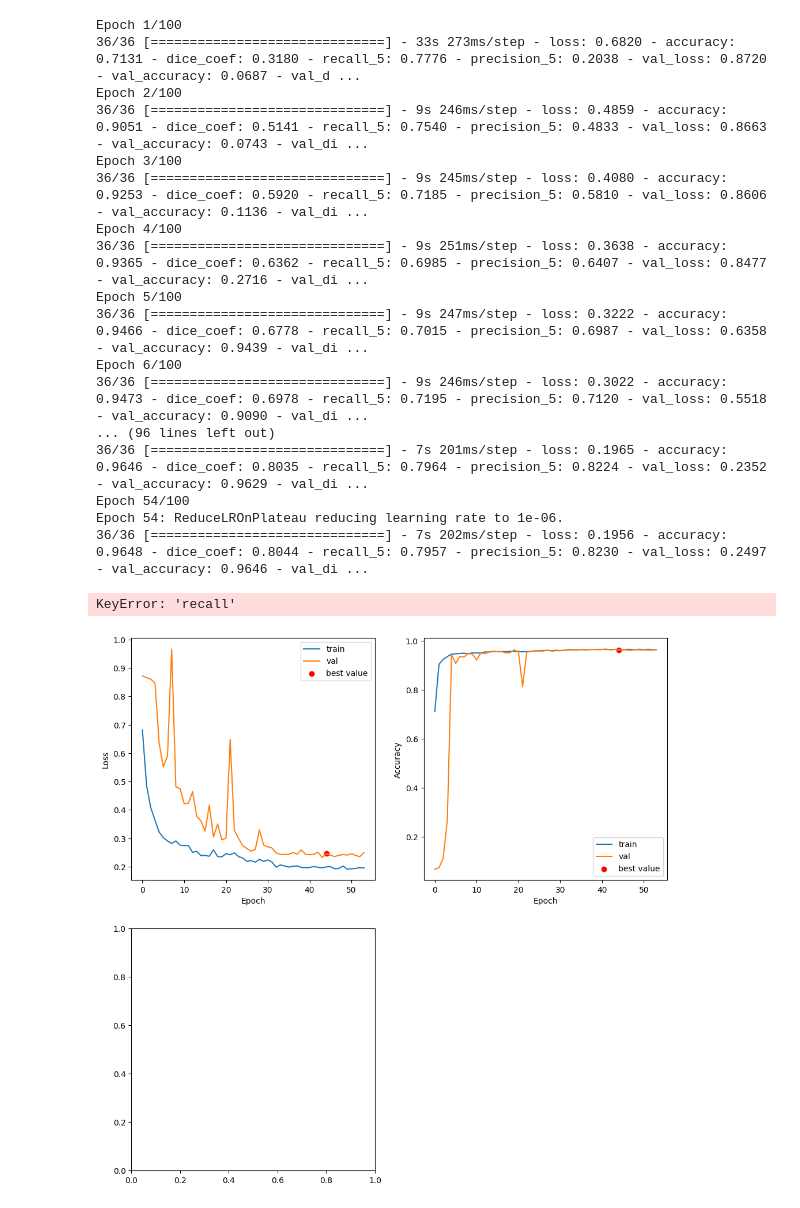
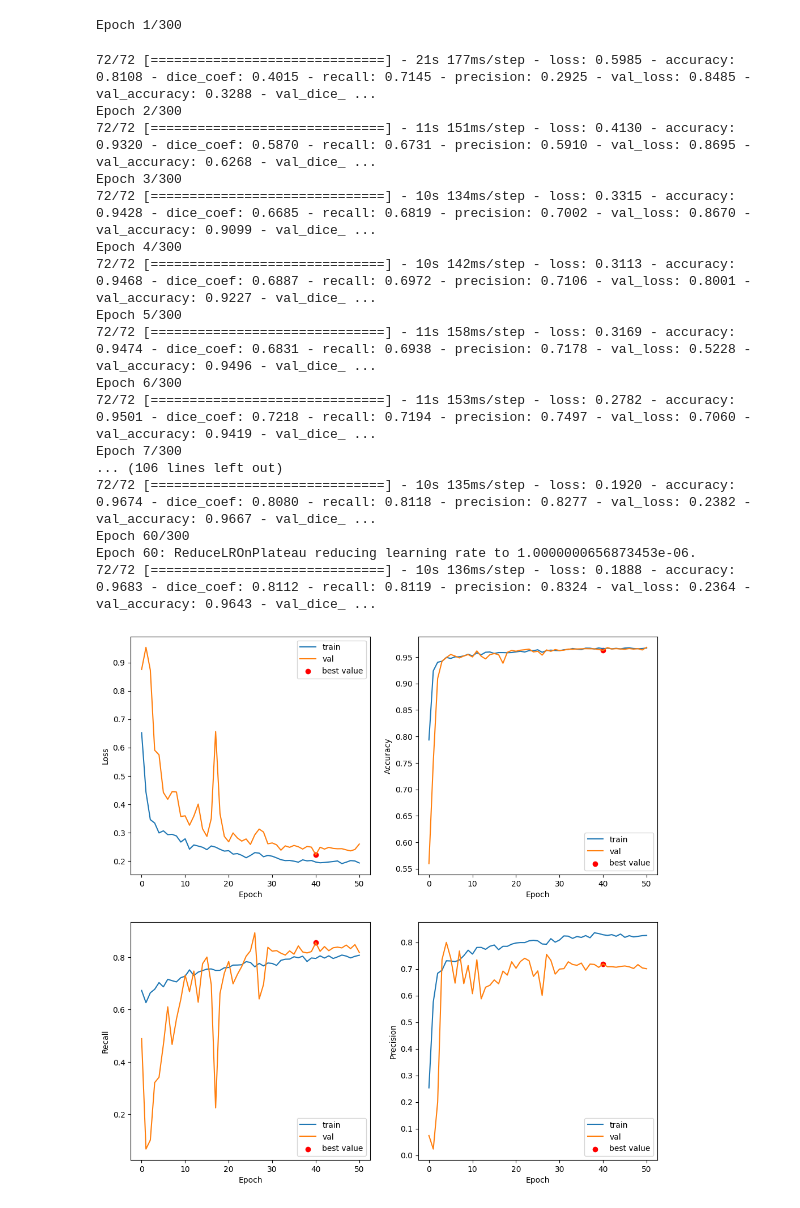
Before and after one commit to D3nz13/Retinal_Blood_Vessels_Segmentation, a Jupyter notebook: notebooks/deep_learning_train.ipynb, the cells around one changed output. Drawn from its saved outputs; the diff is of its cells as text; code cells hidden in the pictures.

```diff
--- a/notebooks/deep_learning_train.ipynb
+++ b/notebooks/deep_learning_train.ipynb
@@ -159,11 +169,16 @@ kernel_initializer =  'he_uniform'
 def conv_block(inputs, num_filters):
     x = Conv2D(num_filters, 3, padding="same", kernel_initializer=kernel_initializer)(inputs)
     x = BatchNormalization()(x)
-    x = LeakyReLU()(x)
+    # x = PReLU()(x)
+    x = Activation(activations.mish)(x)
+    # x = Activation(modulus_activation)(x)
 
     x = Conv2D(num_filters, 3, padding="same", kernel_initializer=kernel_initializer)(x)
     x = BatchNormalization()(x)
-    x = LeakyReLU()(x)
+    # x = PReLU()(x)
+    x = Activation(activations.mish)(x)
+
+    # x = Activation(modulus_activation)(x)
 
     return x
 
@@ -201,11 +216,11 @@ def build_unet(input_shape):
     return model
 # %%
 # model = build_unet((64, 64, 3))
-model = build_unet((240, 240, 3))
-model.compile(optimizer=Adam(learning_rate=1e-3), loss=dice_loss, metrics=['accuracy', dice_coef, Recall(), Precision()])
+model = build_unet((*patch_shape, 3))
+model.compile(optimizer=Adam(learning_rate=1e-3), loss=dice_loss, metrics=['accuracy', dice_coef, Recall(name="recall"), Precision(name="precision")])
 # %%
 callbacks = [
-    ModelCheckpoint(filepath="../models/model-{epoch:02d}-{val_loss:.2f}.hdf5",
+    ModelCheckpoint(filepath="../models/mish_model.hdf5",
                     monitor="val_loss",
                     save_best_only=True),
     EarlyStopping(monitor="val_loss",
@@ -222,32 +237,33 @@ callbacks = [
 # %%
 history = model.fit(train_set,
                     validation_data=val_set,
-                    epochs=100,
+                    epochs=300,
                     steps_per_epoch=train_images_number//batch_size,
                     validation_steps=val_images_number//batch_size,
                     callbacks=callbacks)
 # %% [output]
-Epoch 1/100
-36/36 [==============================] - 33s 273ms/step - loss: 0.6820 - accuracy: 0.7131 - dice_coef: 0.3180 - recall_5: 0.7776 - precision_5: 0.2038 - val_loss: 0.8720 - val_accuracy: 0.0687 - val_d ...
-Epoch 2/100
-36/36 [==============================] - 9s 246ms/step - loss: 0.4859 - accuracy: 0.9051 - dice_coef: 0.5141 - recall_5: 0.7540 - precision_5: 0.4833 - val_loss: 0.8663 - val_accuracy: 0.0743 - val_di ...
-Epoch 3/100
-36/36 [==============================] - 9s 245ms/step - loss: 0.4080 - accuracy: 0.9253 - dice_coef: 0.5920 - recall_5: 0.7185 - precision_5: 0.5810 - val_loss: 0.8606 - val_accuracy: 0.1136 - val_di ...
-Epoch 4/100
-36/36 [==============================] - 9s 251ms/step - loss: 0.3638 - accuracy: 0.9365 - dice_coef: 0.6362 - recall_5: 0.6985 - precision_5: 0.6407 - val_loss: 0.8477 - val_accuracy: 0.2716 - val_di ...
-Epoch 5/100
-36/36 [==============================] - 9s 247ms/step - loss: 0.3222 - accuracy: 0.9466 - dice_coef: 0.6778 - recall_5: 0.7015 - precision_5: 0.6987 - val_loss: 0.6358 - val_accuracy: 0.9439 - val_di ...
-Epoch 6/100
-36/36 [==============================] - 9s 246ms/step - loss: 0.3022 - accuracy: 0.9473 - dice_coef: 0.6978 - recall_5: 0.7195 - precision_5: 0.7120 - val_loss: 0.5518 - val_accuracy: 0.9090 - val_di ...
-... (96 lines left out)
-36/36 [==============================] - 7s 201ms/step - loss: 0.1965 - accuracy: 0.9646 - dice_coef: 0.8035 - recall_5: 0.7964 - precision_5: 0.8224 - val_loss: 0.2352 - val_accuracy: 0.9629 - val_di ...
-Epoch 54/100
-Epoch 54: ReduceLROnPlateau reducing learning rate to 1e-06.
-36/36 [==============================] - 7s 202ms/step - loss: 0.1956 - accuracy: 0.9648 - dice_coef: 0.8044 - recall_5: 0.7957 - precision_5: 0.8230 - val_loss: 0.2497 - val_accuracy: 0.9646 - val_di ...
+Epoch 1/300
+72/72 [==============================] - 21s 177ms/step - loss: 0.5985 - accuracy: 0.8108 - dice_coef: 0.4015 - recall: 0.7145 - precision: 0.2925 - val_loss: 0.8485 - val_accuracy: 0.3288 - val_dice_ ...
+Epoch 2/300
+72/72 [==============================] - 11s 151ms/step - loss: 0.4130 - accuracy: 0.9320 - dice_coef: 0.5870 - recall: 0.6731 - precision: 0.5910 - val_loss: 0.8695 - val_accuracy: 0.6268 - val_dice_ ...
+Epoch 3/300
+72/72 [==============================] - 10s 134ms/step - loss: 0.3315 - accuracy: 0.9428 - dice_coef: 0.6685 - recall: 0.6819 - precision: 0.7002 - val_loss: 0.8670 - val_accuracy: 0.9099 - val_dice_ ...
+Epoch 4/300
+72/72 [==============================] - 10s 142ms/step - loss: 0.3113 - accuracy: 0.9468 - dice_coef: 0.6887 - recall: 0.6972 - precision: 0.7106 - val_loss: 0.8001 - val_accuracy: 0.9227 - val_dice_ ...
+Epoch 5/300
+72/72 [==============================] - 11s 158ms/step - loss: 0.3169 - accuracy: 0.9474 - dice_coef: 0.6831 - recall: 0.6938 - precision: 0.7178 - val_loss: 0.5228 - val_accuracy: 0.9496 - val_dice_ ...
+Epoch 6/300
+72/72 [==============================] - 11s 153ms/step - loss: 0.2782 - accuracy: 0.9501 - dice_coef: 0.7218 - recall: 0.7194 - precision: 0.7497 - val_loss: 0.7060 - val_accuracy: 0.9419 - val_dice_ ...
+Epoch 7/300
+... (106 lines left out)
+72/72 [==============================] - 10s 135ms/step - loss: 0.1920 - accuracy: 0.9674 - dice_coef: 0.8080 - recall: 0.8118 - precision: 0.8277 - val_loss: 0.2382 - val_accuracy: 0.9667 - val_dice_ ...
+Epoch 60/300
+Epoch 60: ReduceLROnPlateau reducing learning rate to 1.0000000656873453e-06.
+72/72 [==============================] - 10s 136ms/step - loss: 0.1888 - accuracy: 0.9683 - dice_coef: 0.8112 - recall: 0.8119 - precision: 0.8324 - val_loss: 0.2364 - val_accuracy: 0.9643 - val_dice_ ...
 # %%
 import matplotlib.pyplot as plt
 
-best_epoch = 44
+best_epoch = 40
 
 plt.figure(figsize=(12, 12))
 plt.subplot(2, 2, 1)
@@ -257,34 +273,33 @@ plt.scatter(best_epoch, history.history['val_loss'][best_epoch], c='r')
 plt.xlabel('Epoch')
 plt.ylabel('Loss')
 plt.legend(['train', 'val', 'best value'], loc='upper right')
 
 plt.subplot(2, 2, 2)
 plt.plot(history.history['accuracy'])
 plt.plot(history.history['val_accuracy'])
 plt.scatter(best_epoch, history.history['val_accuracy'][best_epoch], c='r')
 plt.xlabel('Epoch')
 plt.ylabel('Accuracy')
 plt.legend(['train', 'val', 'best value'], loc='lower right')
 
 plt.subplot(2, 2, 3)
 plt.plot(history.history['recall'])
 plt.plot(history.history['val_recall'])
 plt.scatter(best_epoch, history.history['val_recall'][best_epoch], c='r')
 plt.xlabel('Epoch')
 plt.ylabel('Recall')
 plt.legend(['train', 'val', 'best value'], loc='lower right')
 
 plt.subplot(2, 2, 4)
 plt.plot(history.history['precision'])
 plt.plot(history.history['val_precision'])
 plt.scatter(best_epoch, history.history['val_precision'][best_epoch], c='r')
 plt.xlabel('Epoch')
 plt.ylabel('Precision')
 plt.legend(['train', 'val', 'best value'], loc='lower right')
 
 plt.show()
 # %% [output]
-KeyError: 'recall'
-[figure, old version]
+[figure, new version]
 # %%
 def make_prediction(img: str) -> np.ndarray:
```
Also changed, not shown: parts of 8 cells of this notebook, 7 other files.
